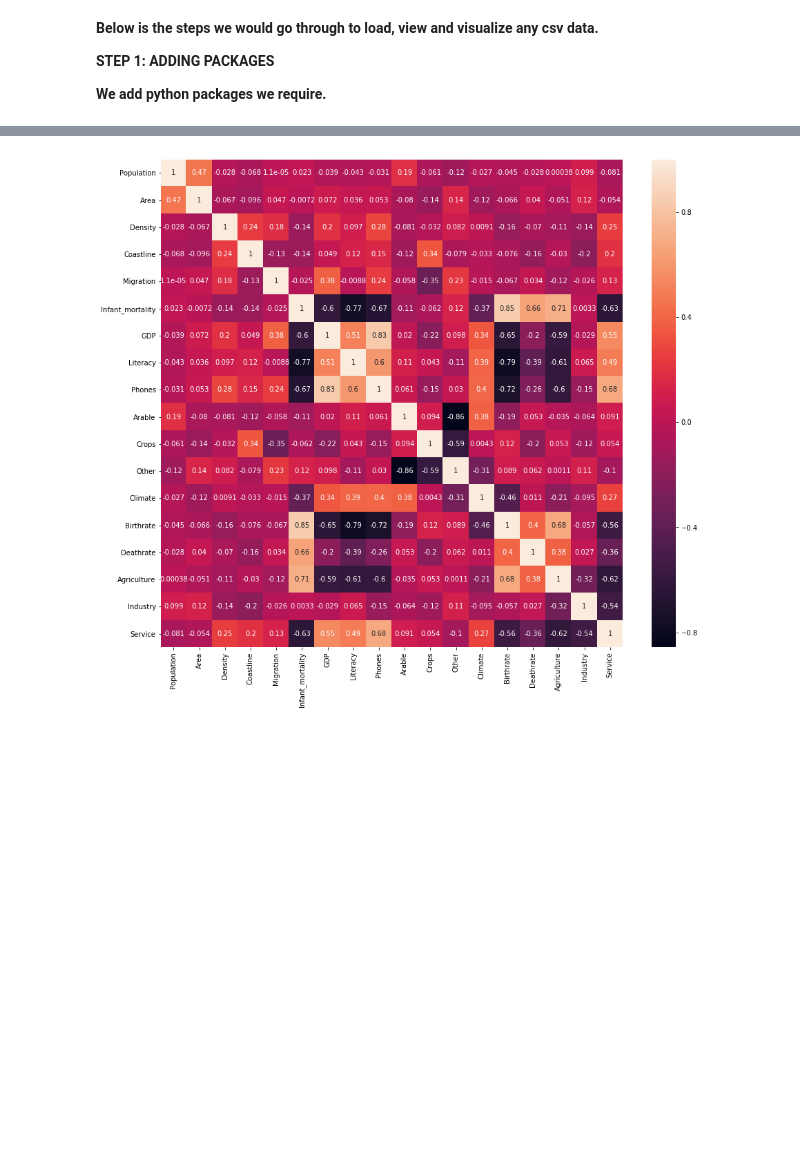
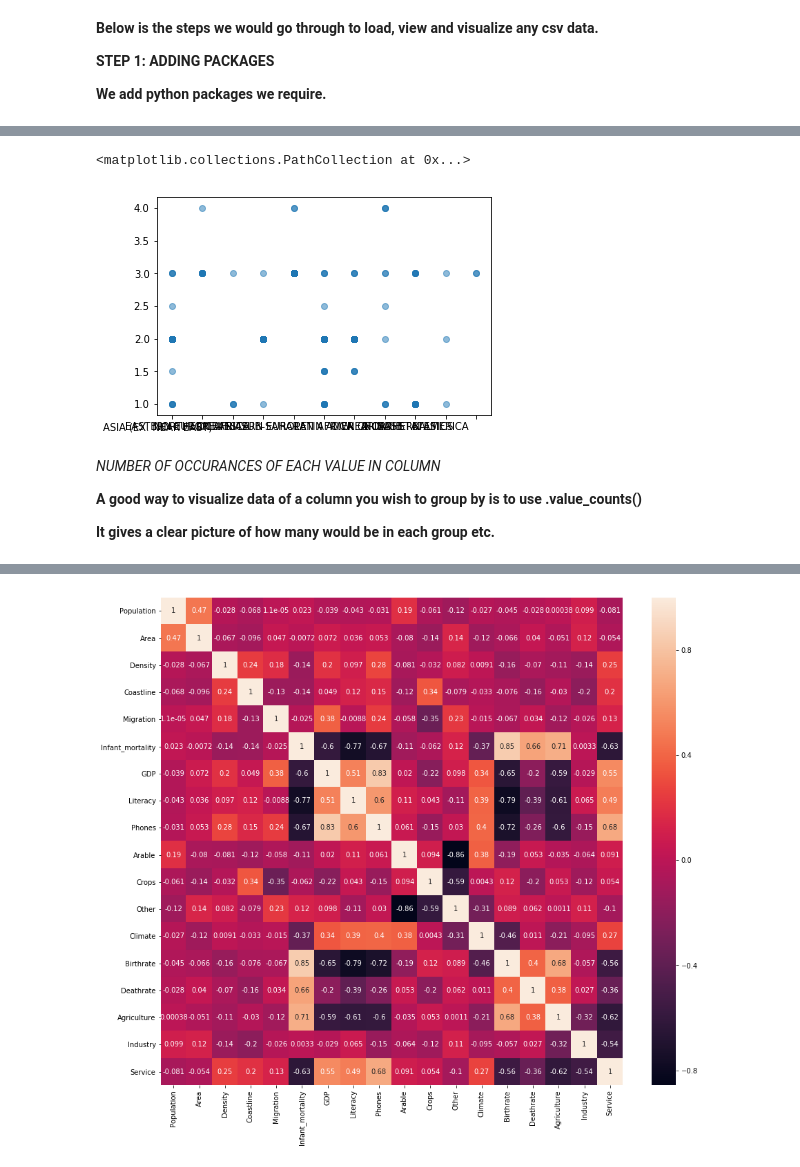
Before and after one commit to msaadah/Data-Analysis-Notebook, a Jupyter notebook: Datasets_Filetypes/CSV/CSV_CountriesoftheWorld_3_plot.ipynb, the cells around one changed output, grey strips where cells are left out. Cells and saved outputs as stored; diff of their text form; code cells hidden in the pictures; blank space fills up the shorter version.

```diff
--- a/Datasets_Filetypes/CSV/CSV_CountriesoftheWorld_3_plot.ipynb
+++ b/Datasets_Filetypes/CSV/CSV_CountriesoftheWorld_3_plot.ipynb
@@ -203,3 +330,17 @@ plt.show()
+# %%
+#5D
+x = data['Region']
+y = data['Climate']
+plt.scatter(x, y, alpha=0.5)
+# %% [output]
+<matplotlib.collections.PathCollection at 0x...>
+[figure, added]
+# %% [markdown]
+*NUMBER OF OCCURANCES OF EACH VALUE IN COLUMN*
+
+**A good way to visualize data of a column you wish to group by is to use .value_counts()**
+
+**It gives a clear picture of how many would be in each group etc.**
 # %%
 region = data.Region.value_counts()
 print region
```
Also changed, not shown: parts of 54 cells of this notebook, 21 other files.
